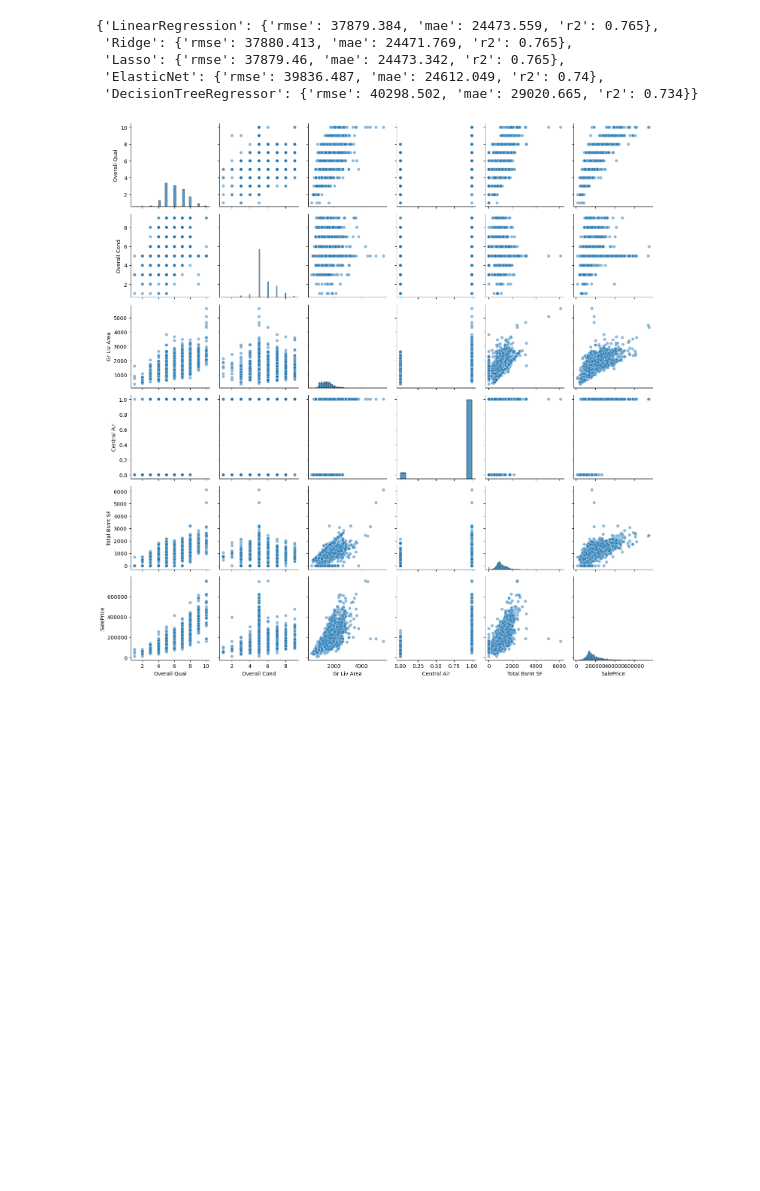
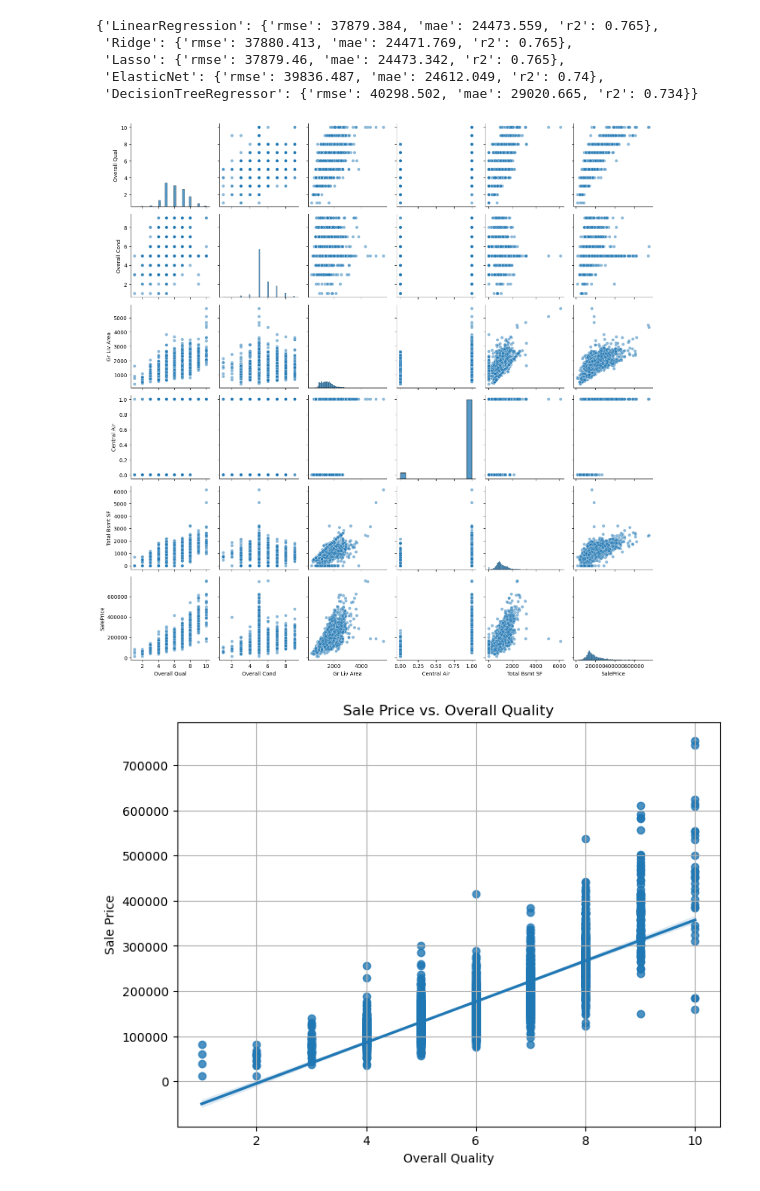
Before and after one commit to lwilsen/IEX_Training, a Jupyter notebook: LR/Housing_reg.ipynb, the cells around one changed output. Saved outputs shown, nothing was run; the diff lists cells and outputs as text; code cells hidden in the pictures; blank space fills up the shorter version.

```diff
--- a/LR/Housing_reg.ipynb
+++ b/LR/Housing_reg.ipynb
@@ -209,13 +209,22 @@ mod_stats
 # %%
 X_cols = ['Overall Qual', 'Overall Cond', 'Gr Liv Area', 'Central Air', 'Total Bsmt SF']
 y_col = 'SalePrice'
 
 # Select the columns of interest
 cols_of_interest = X_cols + [y_col]
 
 # Create the pairplot
 sns.pairplot(df[cols_of_interest], diag_kind='hist', plot_kws={'alpha': 0.5}, height=2.5)
 plt.tight_layout()
 plt.show()
+
+plt.figure(figsize=(8, 6))
+sns.regplot(x='Overall Qual', y='SalePrice', data=df, scatter=True, fit_reg=True)
+plt.title('Sale Price vs. Overall Quality')
+plt.xlabel('Overall Quality')
+plt.ylabel('Sale Price')
+plt.grid(True)
+plt.show()
 # %% [output]
 [figure]
+[figure, added]
```
Also changed, not shown: 10 other files.
